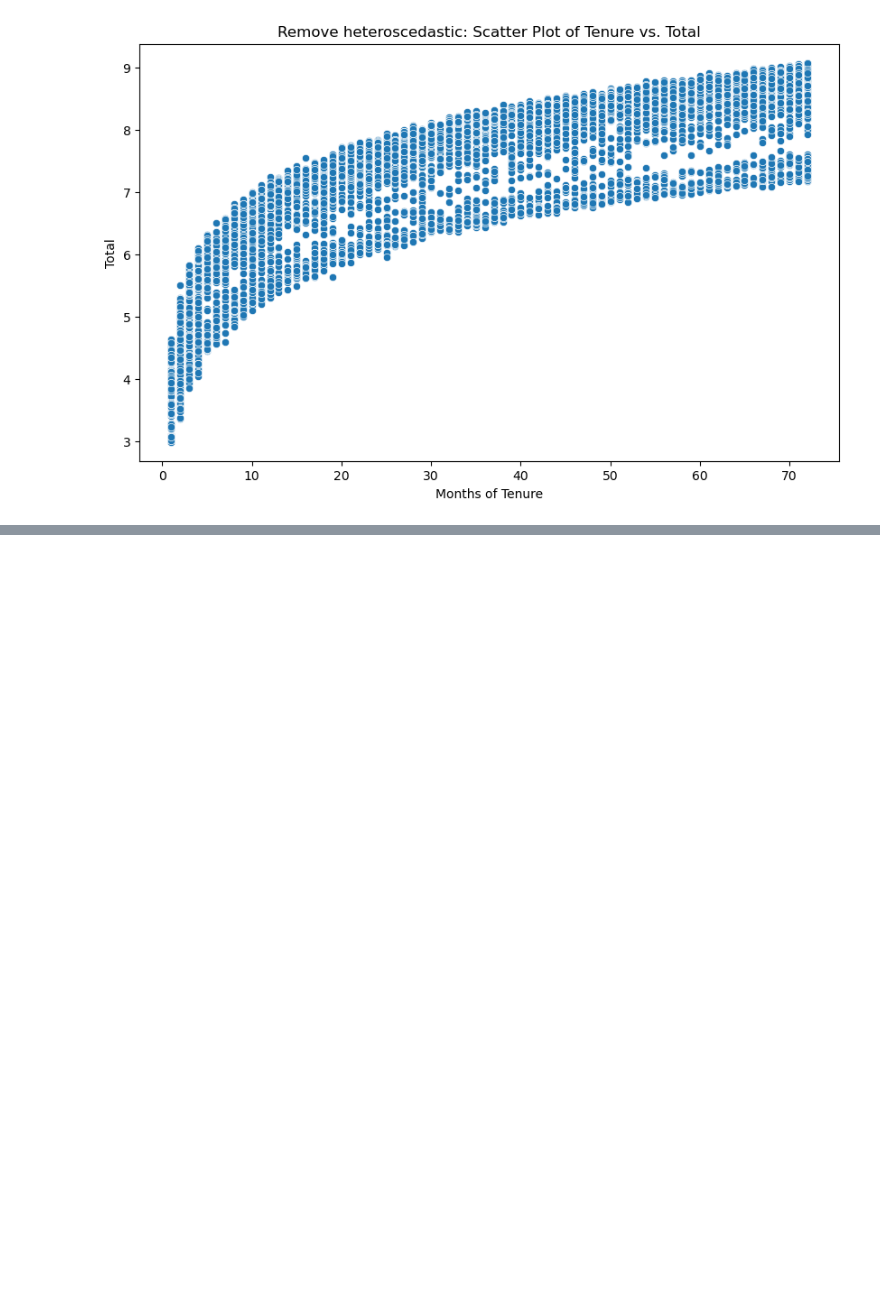
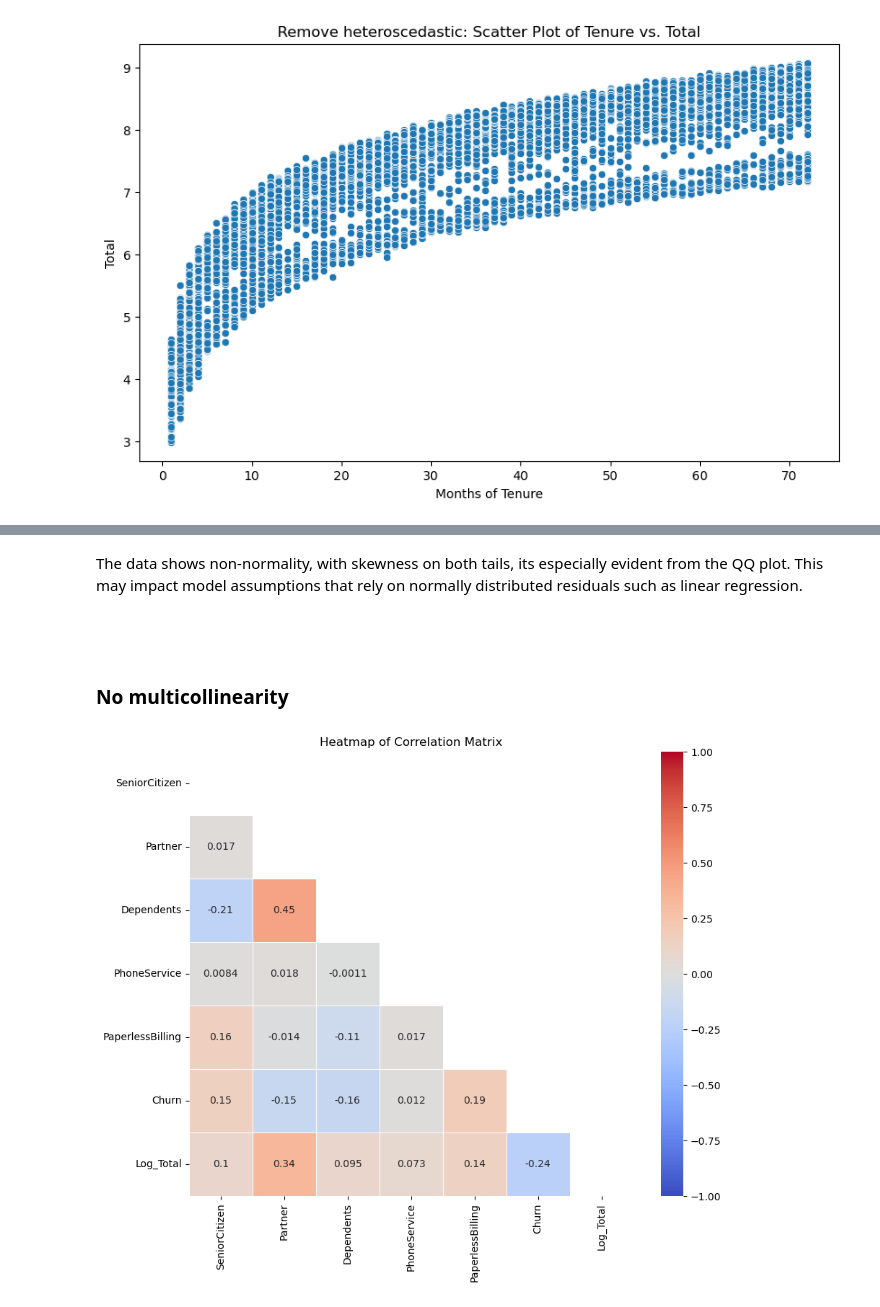
Before and after one commit to lennox55555/AI-Alignment-Technical-Research, a Jupyter notebook: Interpretable ML/InterpretableML.ipynb, the cells around one changed output, grey strips where cells are left out. Saved outputs shown, nothing was run; the diff lists cells and outputs as text; code cells hidden in the pictures; blank space fills up the shorter version.

```diff
--- a/Interpretable ML/InterpretableML.ipynb
+++ b/Interpretable ML/InterpretableML.ipynb
@@ -346,0 +370,22 @@ plt.show()
+# %% [markdown]
+The data shows non-normality, with skewness on both tails, its especially evident from the QQ plot. This may impact model assumptions that rely on normally distributed residuals such as linear regression.
+# %% [markdown]
+#
+# %% [markdown]
+### No multicollinearity
+# %%
+# drop the features that are expected to have high correlation due to our eda
+df_cleaned_reduced = df_cleaned.drop(['MonthlyCharges', 'TotalCharges', 'customerID', 'tenure'], axis=1)
+df_cleaned_reduced = df_cleaned_reduced.select_dtypes(include=[np.number])
+
+# calculate correlation
+corr_matrix_reduced = df_cleaned_reduced.corr()
+
+# create the half matric map using mask
+mask = np.triu(np.ones_like(corr_matrix_reduced, dtype=bool))
+plt.figure(figsize=(10, 8))
+sns.heatmap(corr_matrix_reduced, annot=True, cmap='coolwarm', mask=mask, vmin=-1, vmax=1, square=True, linewidths=0.5)
+plt.title('Heatmap of Correlation Matrix')
+plt.show()
+# %% [output]
+[figure, added]
```
Also changed, not shown: parts of 41 cells of this notebook.
